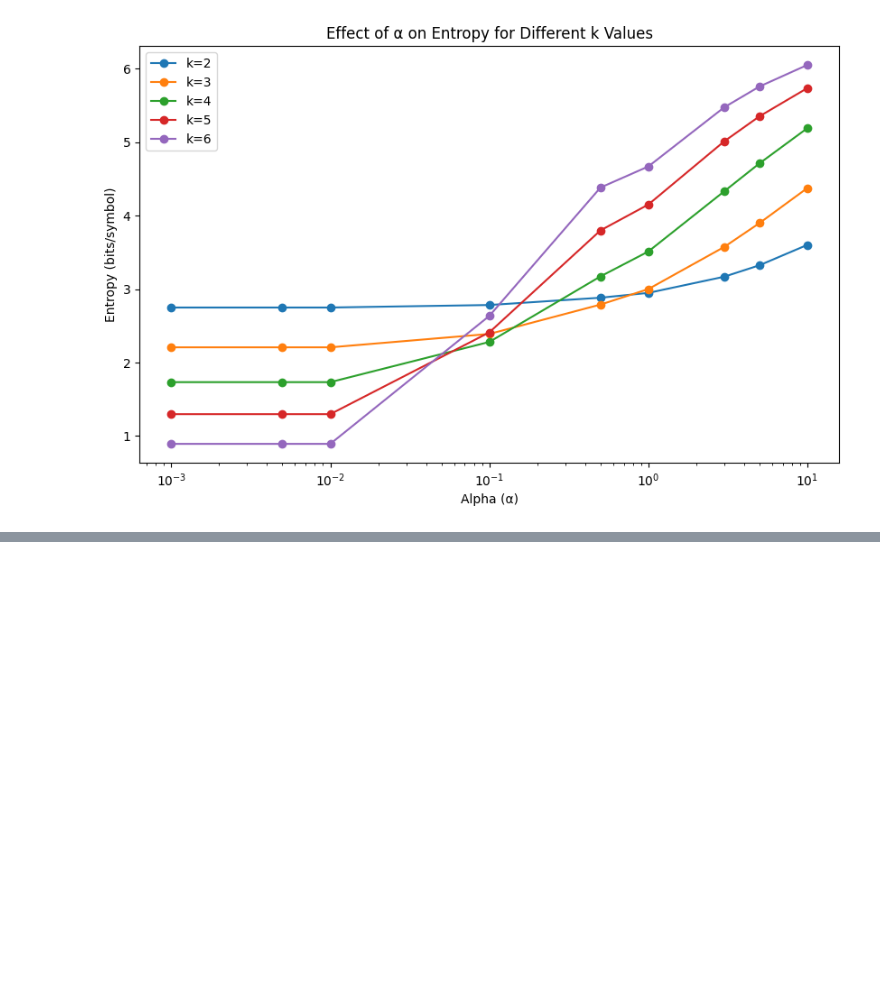
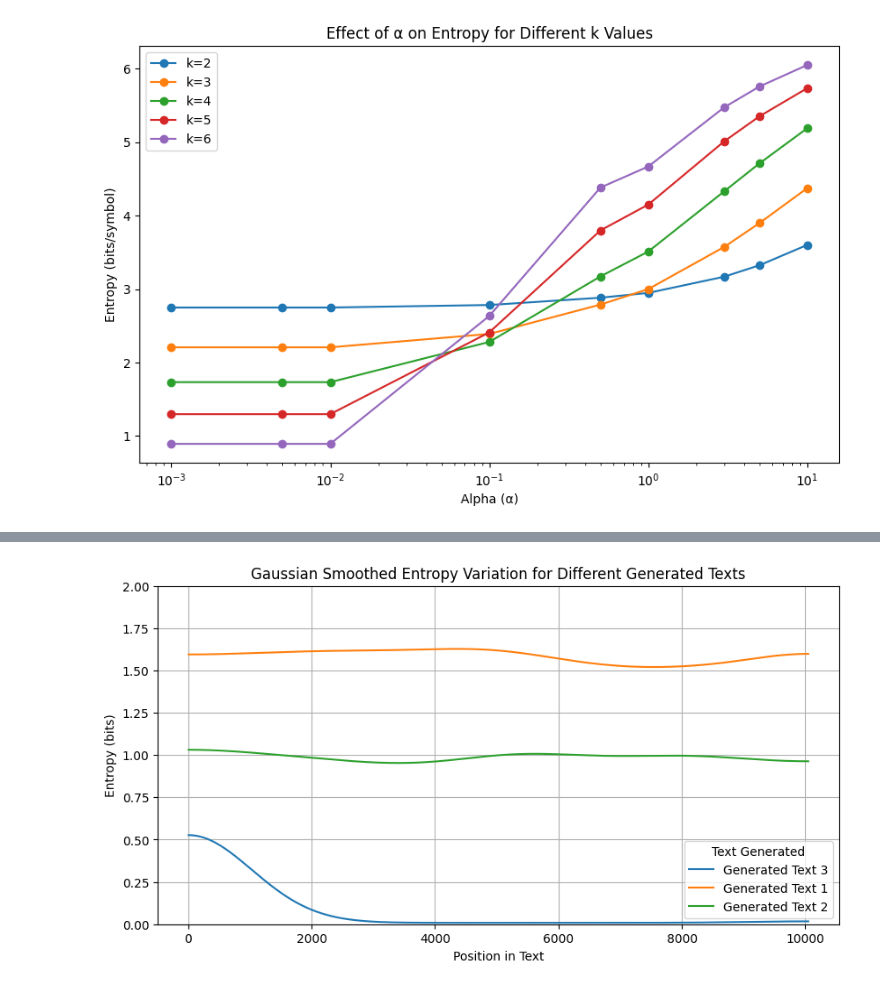
Before and after one commit to DiogoSilva1904/TAI_LB1, a Jupyter notebook: visualizations.ipynb, the cells around one changed output, grey strips where cells are left out. Saved outputs shown, nothing was run; the diff lists cells and outputs as text; code cells hidden in the pictures; blank space fills up the shorter version.

```diff
--- a/visualizations.ipynb
+++ b/visualizations.ipynb
@@ -96,0 +99,41 @@ plt.show()
+# %%
+import pandas as pd
+import matplotlib.pyplot as plt
+from scipy.ndimage import gaussian_filter1d
+import glob
+
+# Define smoothing factor
+sigma = 1000
+
+# Automatically find all entropy files matching the pattern "entropy_data_k*.csv"
+files = glob.glob("entropy_data_k5_gt*.csv")
+
+plt.figure(figsize=(10, 5))
+
+# Loop through each file
+for file in files:
+    # Extract the value of k from the filename (assumes format "entropy_data_kX.csv")
+    k_value = int(file.split("_gt")[1].split(".csv")[0])
+
+    # Read entropy data
+    data = pd.read_csv(file)
+
+    # Apply Gaussian smoothing
+    data["smoothed_entropy"] = gaussian_filter1d(data["entropy_value"], sigma=sigma)
+
+    # Plot each k with a different color
+    plt.plot(data["position"], data["smoothed_entropy"], label=f"Generated Text {k_value}")
+
+# Plot settings
+plt.xlabel("Position in Text")
+plt.ylabel("Entropy (bits)")
+#plt.xlim(4.6, 6)
+plt.title("Gaussian Smoothed Entropy Variation for Different Generated Texts")
+plt.legend(title="Text Generated")
+plt.grid(True)
+plt.ylim(0, 2.0)
+
+# Show plot
+plt.show()
+# %% [output]
+[figure, added]
```
Also changed, not shown: parts of 2 cells of this notebook, 6 other files.
